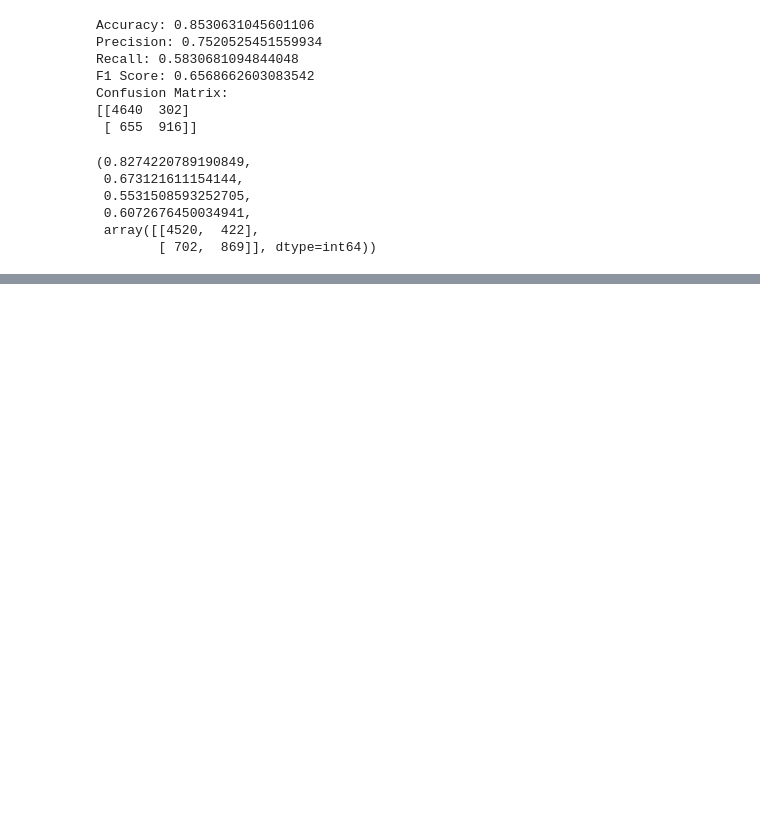
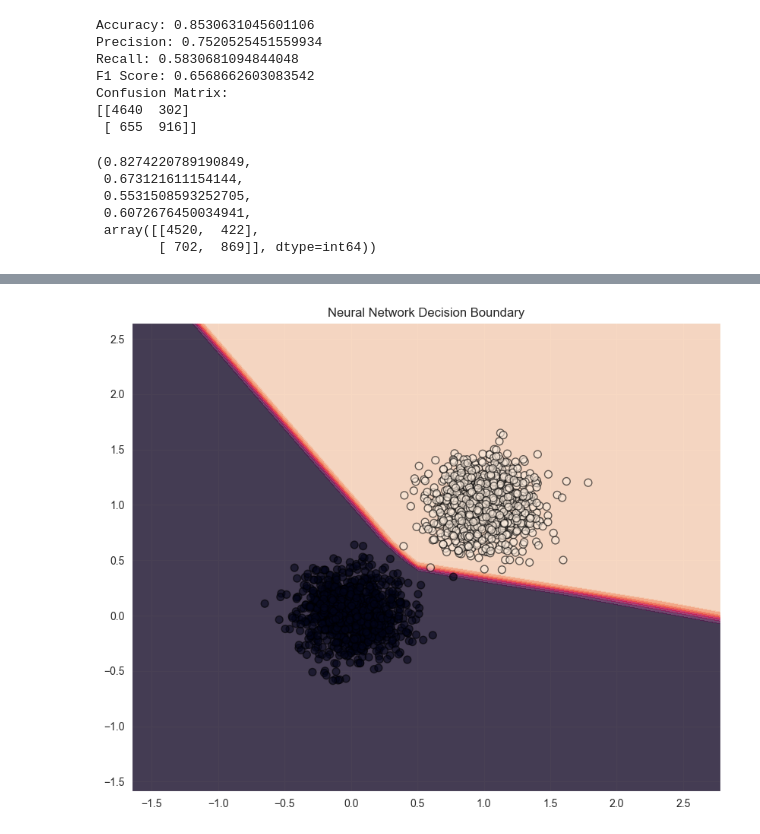
Before and after one commit to NicolaiLindner/Leaguify_Website, a Jupyter notebook: notebooks/Bayesian Neural Networks.ipynb, the cells around one changed output, grey strips where cells are left out. Saved outputs shown, nothing was run; the diff lists cells and outputs as text; code cells hidden in the pictures; blank space fills up the shorter version.

```diff
--- a/notebooks/Bayesian Neural Networks.ipynb
+++ b/notebooks/Bayesian Neural Networks.ipynb
@@ -285,0 +405,42 @@ accuracy, precision, recall, f1, conf_matrix
+# %%
+# Importing PyTorch and related libraries
+import torch
+import torch.nn as nn
+import torch.optim as optim
+import torchbnn as bnn
+
+# Define Bayesian Neural Network Architecture
+class BayesianNeuralNetwork(nn.Module):
+    def __init__(self):
+        super(BayesianNeuralNetwork, self).__init__()
+        self.layer1 = bnn.BayesLinear(prior_mu=0, prior_sigma=0.1, in_features=2, out_features=16)
+        self.layer2 = bnn.BayesLinear(prior_mu=0, prior_sigma=0.1, in_features=16, out_features=8)
+        self.layer3 = bnn.BayesLinear(prior_mu=0, prior_sigma=0.1, in_features=8, out_features=1)
+
+    def forward(self, x):
+        x = torch.relu(self.layer1(x))
+        x = torch.relu(self.layer2(x))
+        x = torch.sigmoid(self.layer3(x))
+        return x
+
+# Initialize Bayesian Neural Network and Optimizer
+bayesian_model = BayesianNeuralNetwork()
+optimizer = optim.Adam(bayesian_model.parameters(), lr=0.01)
+
+# Use Binary Cross-Entropy loss
+criterion = nn.BCELoss()
+
+# Training the Bayesian Neural Network
+n_epochs = 100
+for epoch in range(n_epochs):
+    for batch_X, batch_y in data_loader:
+        optimizer.zero_grad()
+        output = bayesian_model(batch_X)
+        loss = criterion(output.squeeze(), batch_y)
+        loss.backward()
+        optimizer.step()
+
+# Visualize the Bayesian Neural Network decision boundary
+plot_decision_boundary(bayesian_model, X, y)
+# %% [output]
+[figure, added]
```
Also changed, not shown: parts of 4 cells of this notebook, 4 other files.
